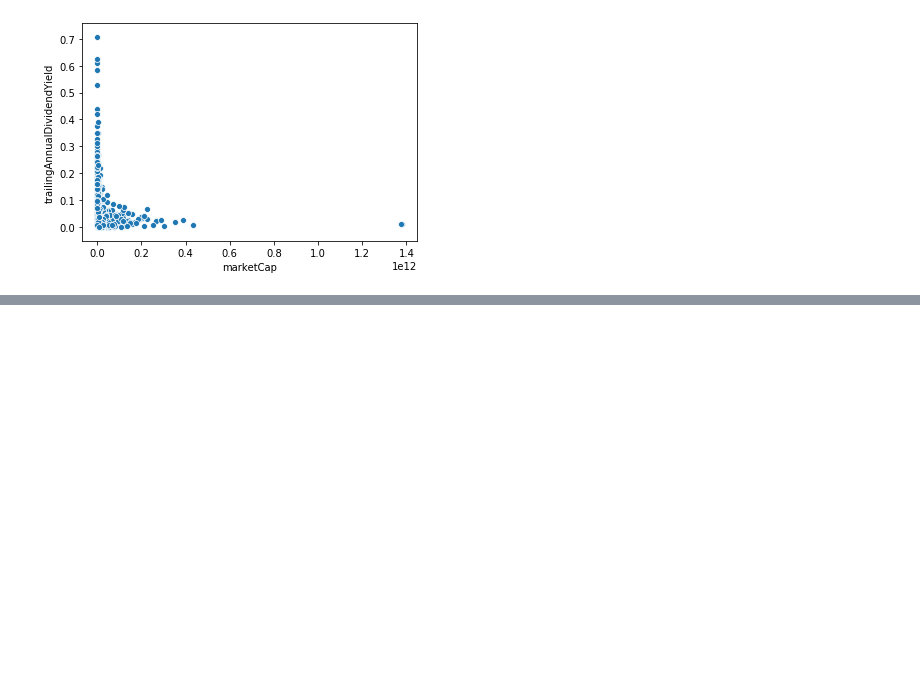
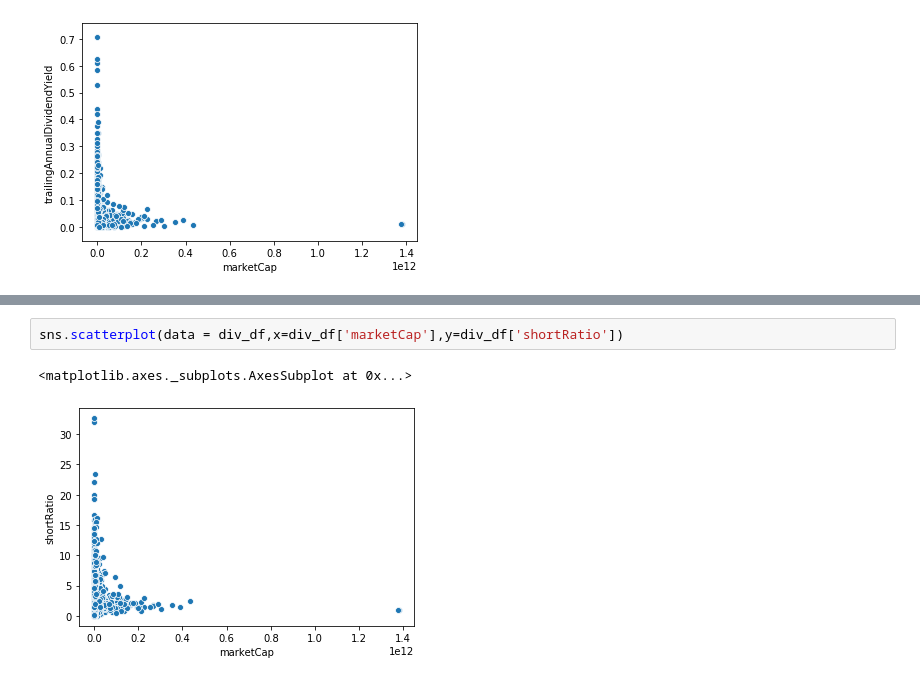
Before and after one commit to ipatel467/Stock-Market-Analysis, a Jupyter notebook: StocksP2.ipynb, the cells around one changed output, grey strips where cells are left out. Saved outputs shown, nothing was run; the diff lists cells and outputs as text; blank space fills up the shorter version.

```diff
--- a/StocksP2.ipynb
+++ b/StocksP2.ipynb
@@ -79,0 +89,5 @@ sns.scatterplot(data = div_df,x=div_df['marketCap'],y=div_df['trailingAnnualDivi
+# %%
+sns.scatterplot(data = div_df,x=div_df['marketCap'],y=div_df['shortRatio'])
+# %% [output]
+<matplotlib.axes._subplots.AxesSubplot at 0x...>
+[figure, added]
```
Also changed, not shown: parts of 2 cells of this notebook.
